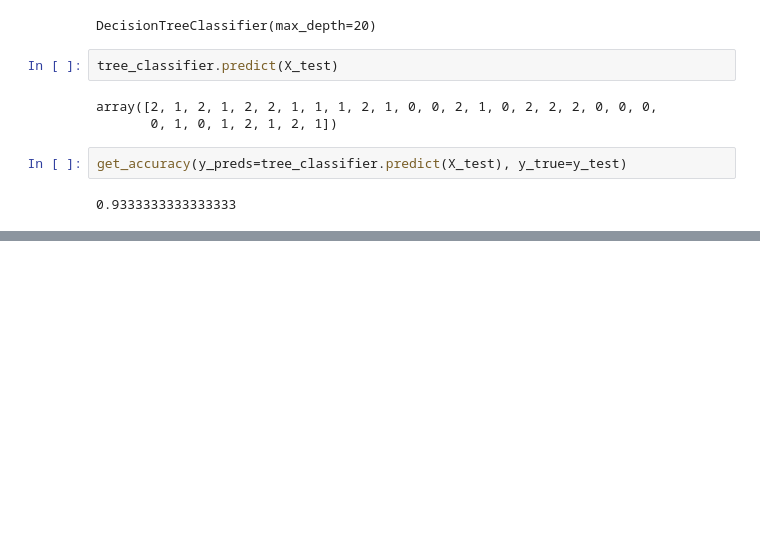
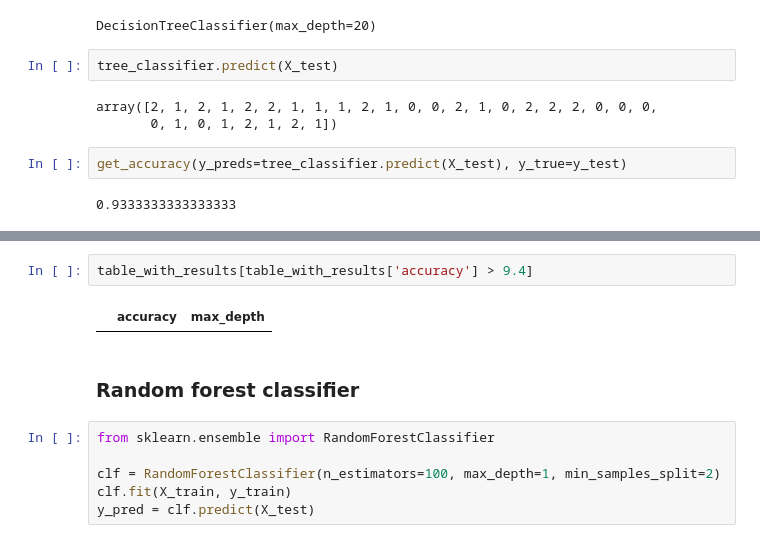
Before and after one commit to myadryshnikova/ML_practice, a Jupyter notebook: SUSU practice/knn/KNN and Decision Trees.ipynb, the cells around one changed output, grey strips where cells are left out. Drawn from its saved outputs; the diff is of its cells as text; blank space fills up the shorter version.

```diff
--- a/SUSU practice/knn/KNN and Decision Trees.ipynb
+++ b/SUSU practice/knn/KNN and Decision Trees.ipynb
@@ -508,0 +393,12 @@ table_with_results[table_with_results['accuracy'] == 1.0]
+# %%
+table_with_results[table_with_results['accuracy'] > 9.4]
+# %% [output]
+|  | accuracy | max_depth |
+# %% [markdown]
+### Random forest classifier
+# %%
+from sklearn.ensemble import RandomForestClassifier
+
+clf = RandomForestClassifier(n_estimators=100, max_depth=1, min_samples_split=2)
+clf.fit(X_train, y_train)
+y_pred = clf.predict(X_test)
```
Also changed, not shown: parts of 15 cells of this notebook.
